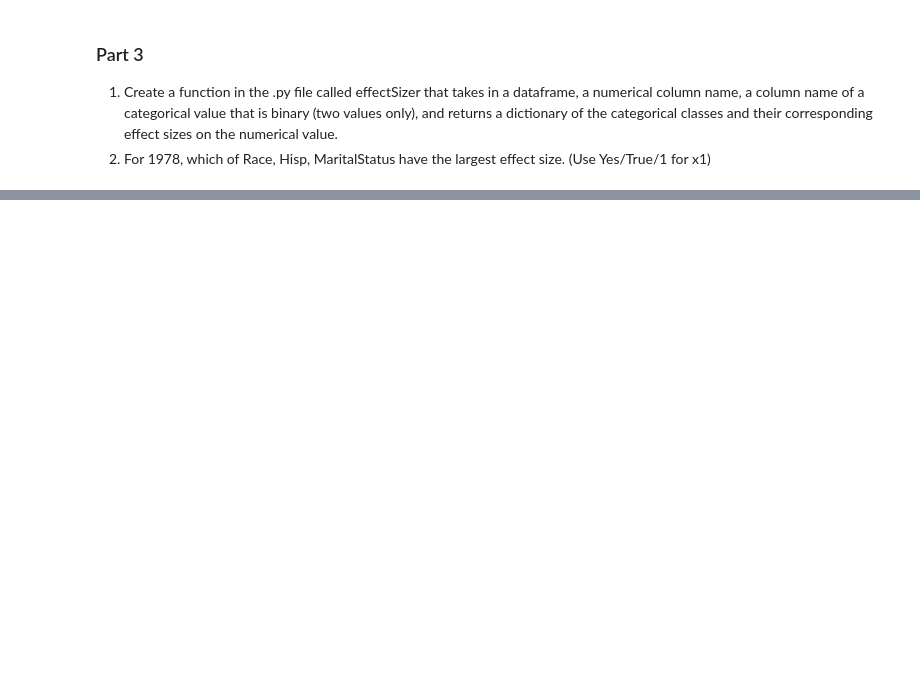
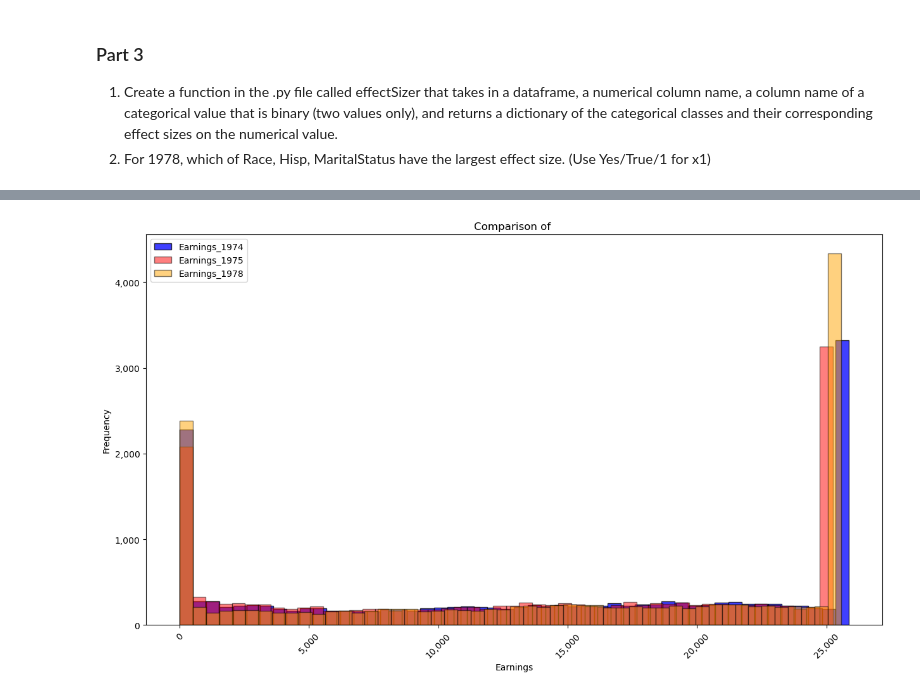
Before and after one commit to AkeemSemperDataScience/data3450-assignment-1-mlsiebold, a Jupyter notebook: START_Asn_1_2025.ipynb, the cells around one changed output, grey strips where cells are left out. Cells and saved outputs as stored; diff of their text form; code cells hidden in the pictures; blank space fills up the shorter version.

```diff
--- a/START_Asn_1_2025.ipynb
+++ b/START_Asn_1_2025.ipynb
@@ -201,0 +259,21 @@ TypeError: Could not convert string 'MarriedNotMarriedMarriedMarriedMarriedMarri
+# %%
+fig, ax = plt.subplots(figsize=(15, 8))
+
+# Plot histograms overlaid
+ax.hist(df['Earnings_1974'], bins=50, alpha=0.75, label='Earnings_1974', color='blue', edgecolor='black')    # Note: alpha=0.5 makes the bars semi
+ax.hist(df['Earnings_1975'], bins=50, alpha=0.5, label='Earnings_1975', color='red', edgecolor='black')
+ax.hist(df['Earnings_1978'], bins=50, alpha=0.5, label='Earnings_1978', color='orange', edgecolor='black')
+
+ax.set_title('Comparison of ')
+ax.set_xlabel('Earnings')
+ax.set_ylabel('Frequency')
+ax.legend()
+plt.xticks(rotation=45)
+
+formatter = tk.StrMethodFormatter('{x:,.0f}')  # Format as an integer with comma
+ax.xaxis.set_major_formatter(formatter)
+ax.yaxis.set_major_formatter(formatter)
+
+plt.show()
+# %% [output]
+[figure, added]
```
Also changed, not shown: parts of 6 cells of this notebook.
